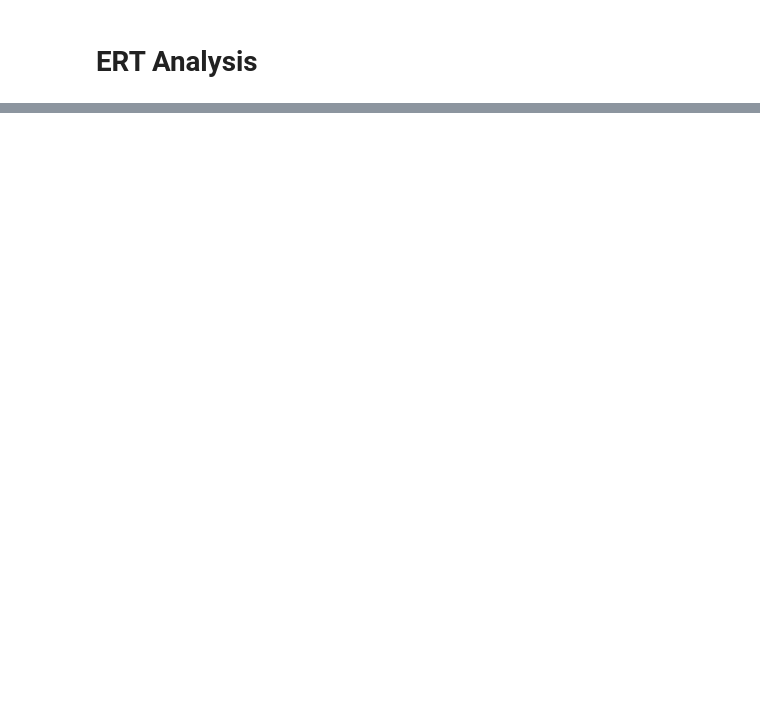
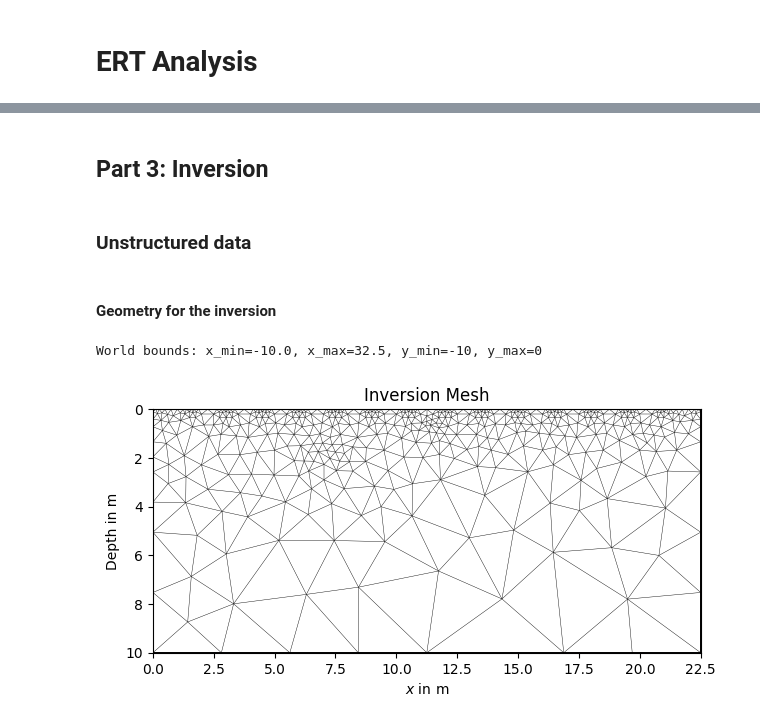
Before and after one commit to ecastillot/FieldCampII_2025, a Jupyter notebook: examples/ert/ert_ROC2025.ipynb, the cells around one changed output, grey strips where cells are left out. Cells and saved outputs as stored; diff of their text form; code cells hidden in the pictures; blank space fills up the shorter version.

```diff
--- a/examples/ert/ert_ROC2025.ipynb
+++ b/examples/ert/ert_ROC2025.ipynb
@@ -142,0 +293,10 @@ plt.show()
+# %%
+electrodes = np.sort(electrodes)
+sensors = np.column_stack((electrodes, np.zeros_like(electrodes)))  # Add y=0 for 2D
+
+print("Electrodes shape:", electrodes.shape)
+print("Electrodes (first few):", electrodes[:5])
+print("Min electrode x:", min(electrodes))
+print("Max electrode x:", max(electrodes))
+print()
+print("Sensors shape:", sensors.shape)
@@ -142,0 +314,5 @@ plt.show()
+# %%
+data = pg.DataContainerERT()
+for i, pos in enumerate(sensors):
+    data.createSensor(pos)
+print(data)
@@ -142,0 +401,35 @@ plt.show()
+# %% [markdown]
+## Part 3: Inversion
+# %% [markdown]
+### Unstructured data
+# %% [markdown]
+#### Geometry for the inversion
+# %%
+# Create a geometry for the inversion
+x_min = np.min(electrodes) - 10  # Extend 10 units beyond min electrode
+x_max = np.max(electrodes) + 10  # Extend 10 units beyond max electrode
+y_min = -10  # Depth of the model
+y_max = 0    # Surface
+
+print(f"World bounds: x_min={x_min}, x_max={x_max}, y_min={y_min}, y_max={y_max}")
+# %% [output]
+World bounds: x_min=-10.0, x_max=32.5, y_min=-10, y_max=0
+# %%
+world = mt.createWorld(start=[x_min, y_max], end=[x_max, y_min],
+                        worldMarker=True)
+
+# Add electrodes to the geometry for mesh refinement
+for p in data.sensors():
+    world.createNode(p)
+    world.createNode(p - [0, 0.1])  # Refine near electrodes
+
+# Create a mesh for inversion
+mesh = mt.createMesh(world, quality=34)
+
+# Take a look at the mesh and the resistivity distribution
+pg.show(mesh, showMesh=True)
+plt.title("Inversion Mesh")
+plt.savefig("unstructured_mesh.png", dpi=300)
+plt.show()
+# %% [output]
+[figure, added]
```
Also changed, not shown: parts of 47 cells of this notebook, 1 other file.
